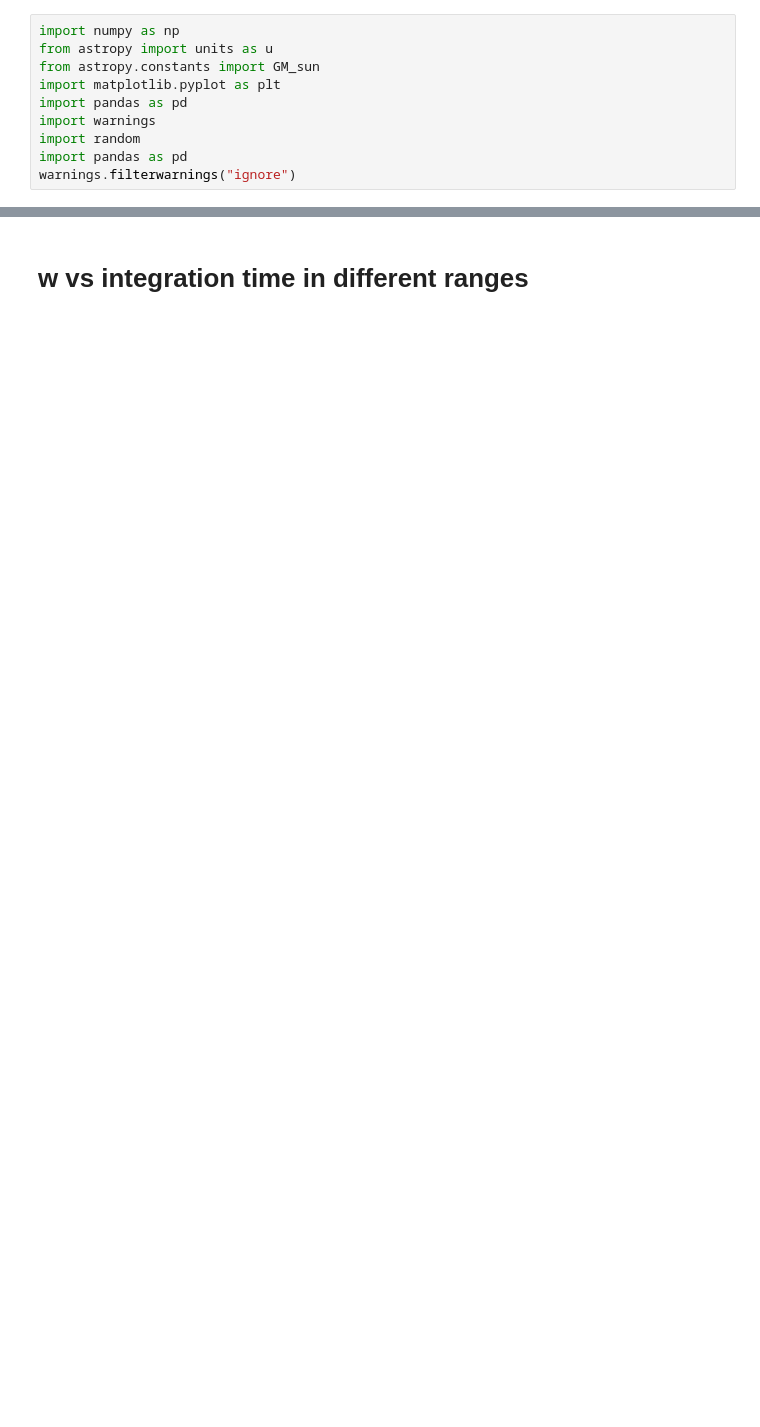
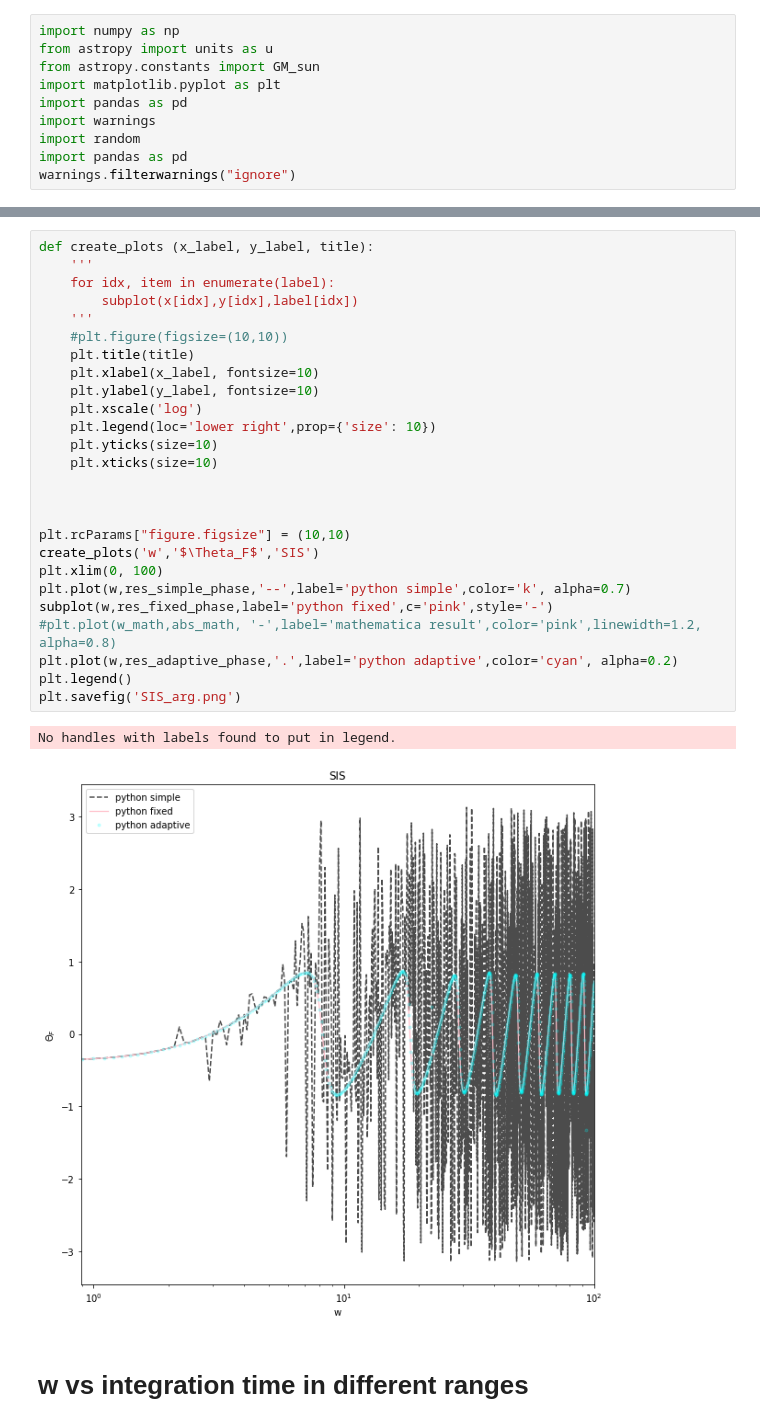
Before and after one commit to margres/Master-thesis, a Jupyter notebook: plot_levin.ipynb, the cells around one changed output, grey strips where cells are left out. Saved outputs shown, nothing was run; the diff lists cells and outputs as text; blank space fills up the shorter version.

```diff
--- a/plot_levin.ipynb
+++ b/plot_levin.ipynb
@@ -54,2 +81,31 @@ df
+# %%
+def create_plots (x_label, y_label, title):
+    '''
+    for idx, item in enumerate(label):
+        subplot(x[idx],y[idx],label[idx])
+    '''
+    #plt.figure(figsize=(10,10))
+    plt.title(title)
+    plt.xlabel(x_label, fontsize=10)
+    plt.ylabel(y_label, fontsize=10)
+    plt.xscale('log')
+    plt.legend(loc='lower right',prop={'size': 10})
+    plt.yticks(size=10)
+    plt.xticks(size=10)
+
+
+
+plt.rcParams["figure.figsize"] = (10,10)
+create_plots('w','$\Theta_F$','SIS')
+plt.xlim(0, 100)
+plt.plot(w,res_simple_phase,'--',label='python simple',color='k', alpha=0.7)
+subplot(w,res_fixed_phase,label='python fixed',c='pink',style='-')
+#plt.plot(w_math,abs_math, '-',label='mathematica result',color='pink',linewidth=1.2, alpha=0.8)
+plt.plot(w,res_adaptive_phase,'.',label='python adaptive',color='cyan', alpha=0.2)
+plt.legend()
+plt.savefig('SIS_arg.png')
+# %% [output]
+No handles with labels found to put in legend.
+[figure, added]
 # %% [markdown]
 # w vs integration time in different ranges
```
Also changed, not shown: parts of 31 cells of this notebook, 23 other files.
